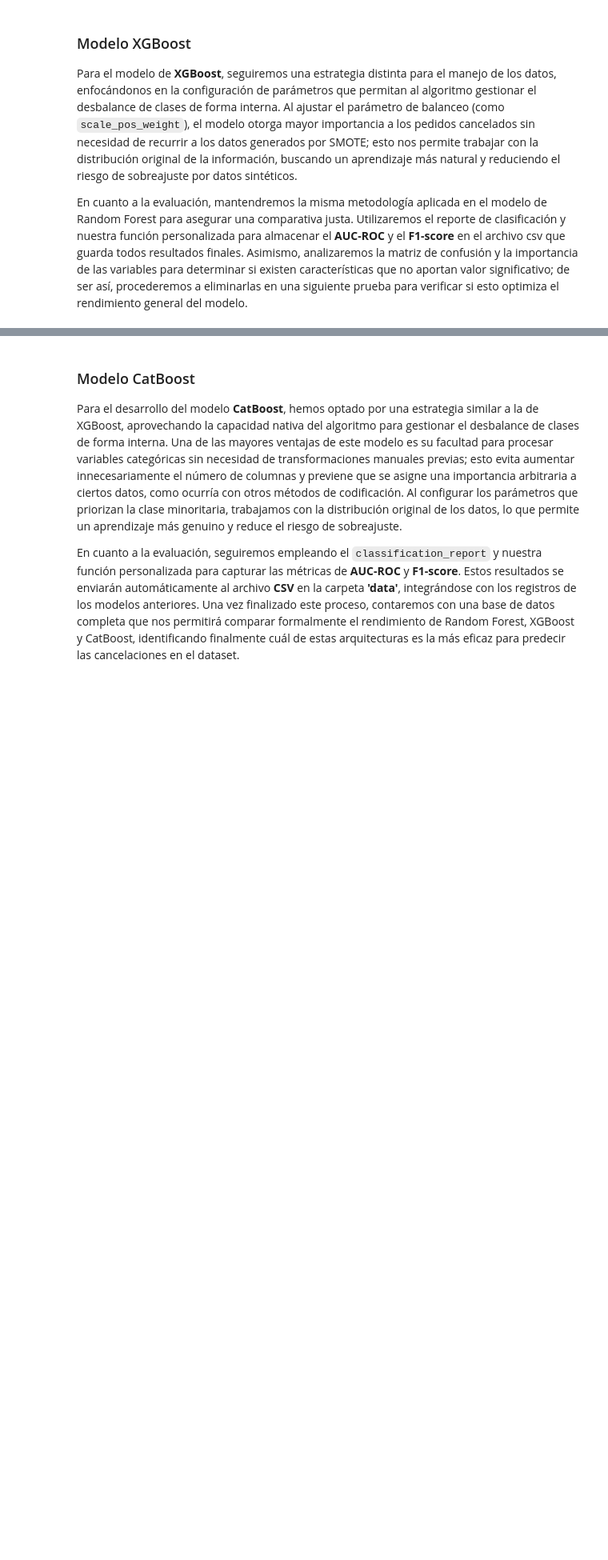
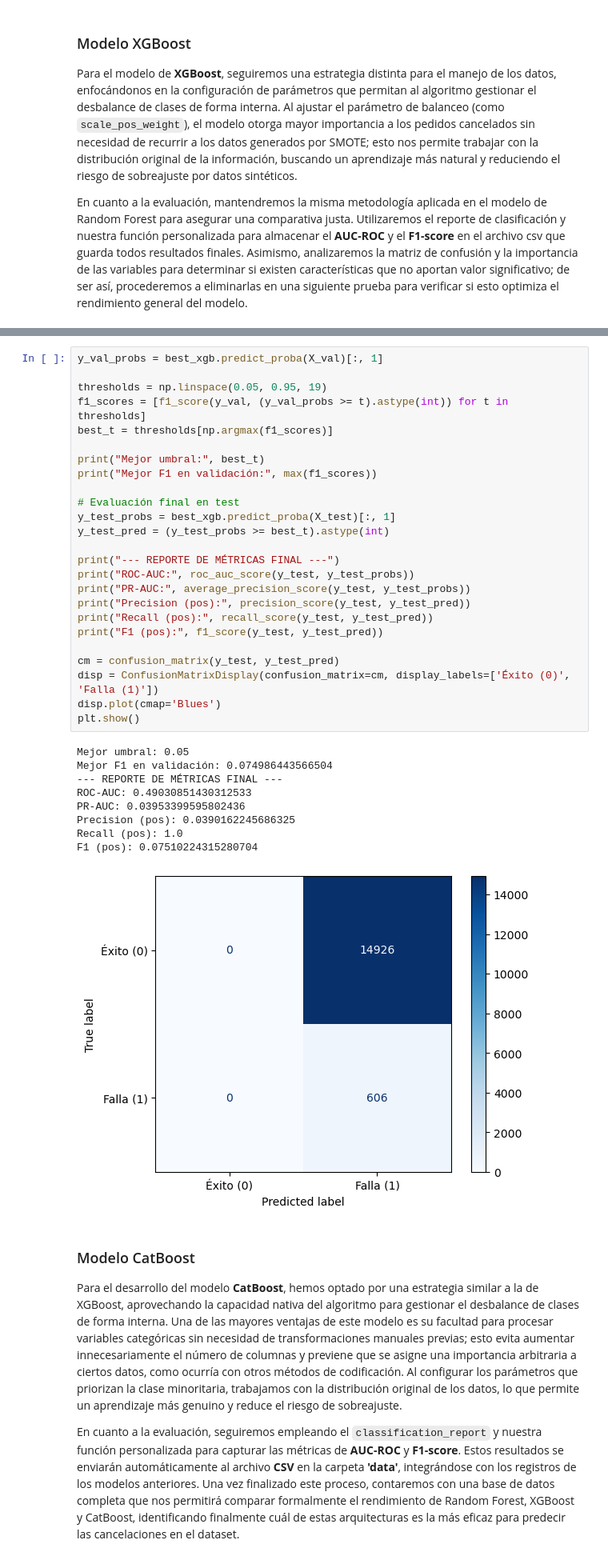
Before and after one commit to AlejandroSegura24/Ecommerce-Business-Intelligence-Lab, a Jupyter notebook: Notebooks/Experiment question 1/02 Models Benchmarking Cancelled vs Delivered.ipynb, the cells around one changed output, grey strips where cells are left out. Shown at 80% size. Cells and saved outputs as stored; diff of their text form; blank space fills up the shorter version.

```diff
--- a/Notebooks/Experiment question 1/02 Models Benchmarking Cancelled vs Delivered.ipynb
+++ b/Notebooks/Experiment question 1/02 Models Benchmarking Cancelled vs Delivered.ipynb
@@ -235,3 +217,38 @@ weighted avg       0.93      0.64      0.75     15532
+# %%
+y_val_probs = best_xgb.predict_proba(X_val)[:, 1]
+
+thresholds = np.linspace(0.05, 0.95, 19)
+f1_scores = [f1_score(y_val, (y_val_probs >= t).astype(int)) for t in thresholds]
+best_t = thresholds[np.argmax(f1_scores)]
+
+print("Mejor umbral:", best_t)
+print("Mejor F1 en validación:", max(f1_scores))
+
+# Evaluación final en test
+y_test_probs = best_xgb.predict_proba(X_test)[:, 1]
+y_test_pred = (y_test_probs >= best_t).astype(int)
+
+print("--- REPORTE DE MÉTRICAS FINAL ---")
+print("ROC-AUC:", roc_auc_score(y_test, y_test_probs))
+print("PR-AUC:", average_precision_score(y_test, y_test_probs))
+print("Precision (pos):", precision_score(y_test, y_test_pred))
+print("Recall (pos):", recall_score(y_test, y_test_pred))
+print("F1 (pos):", f1_score(y_test, y_test_pred))
+
+cm = confusion_matrix(y_test, y_test_pred)
+disp = ConfusionMatrixDisplay(confusion_matrix=cm, display_labels=['Éxito (0)', 'Falla (1)'])
+disp.plot(cmap='Blues')
+plt.show()
+# %% [output]
+Mejor umbral: 0.05
+Mejor F1 en validación: 0.074986443566504
+--- REPORTE DE MÉTRICAS FINAL ---
+ROC-AUC: 0.49030851430312533
+PR-AUC: 0.03953399595802436
+Precision (pos): 0.0390162245686325
+Recall (pos): 1.0
+F1 (pos): 0.07510224315280704
+[figure, added]
 # %% [markdown]
 ### Modelo CatBoost
 
```
Also changed, not shown: parts of 12 cells of this notebook, 1 other file.
